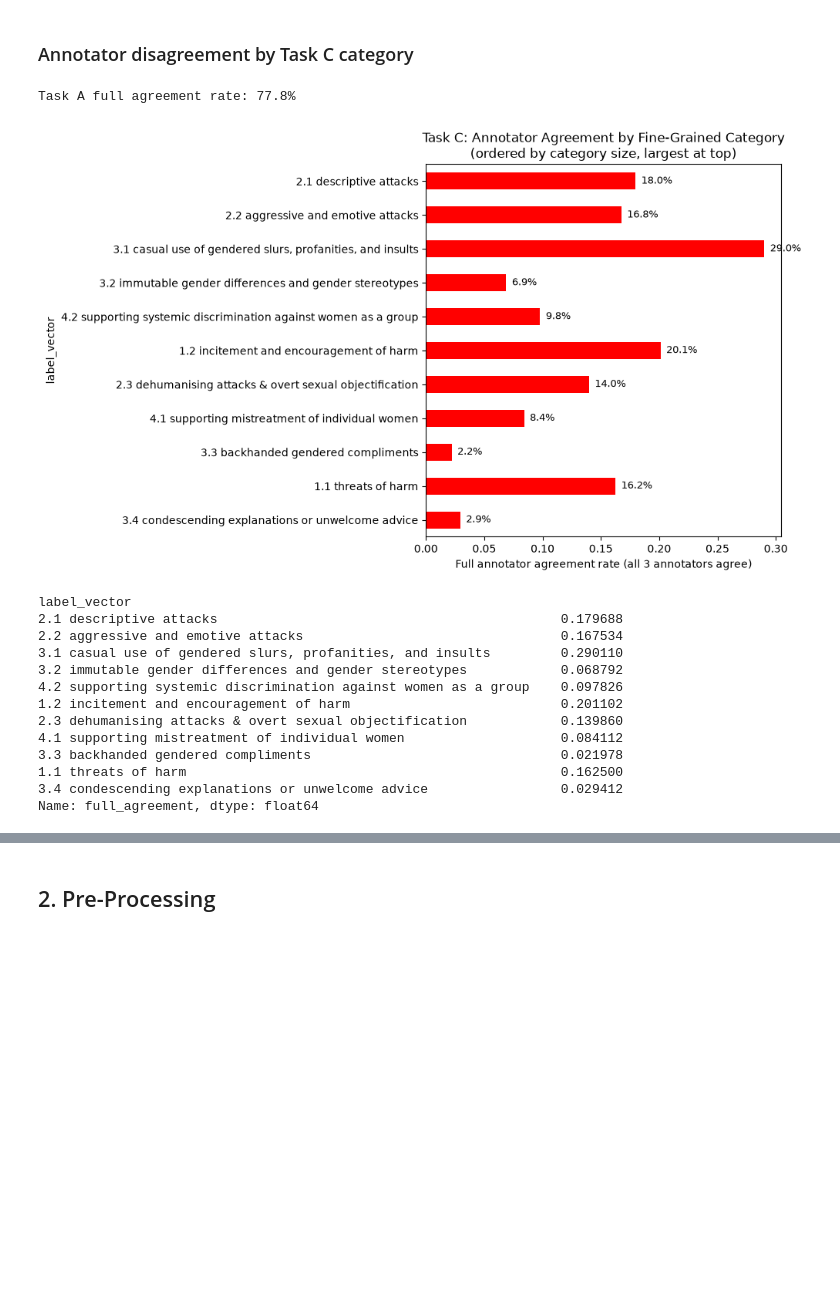
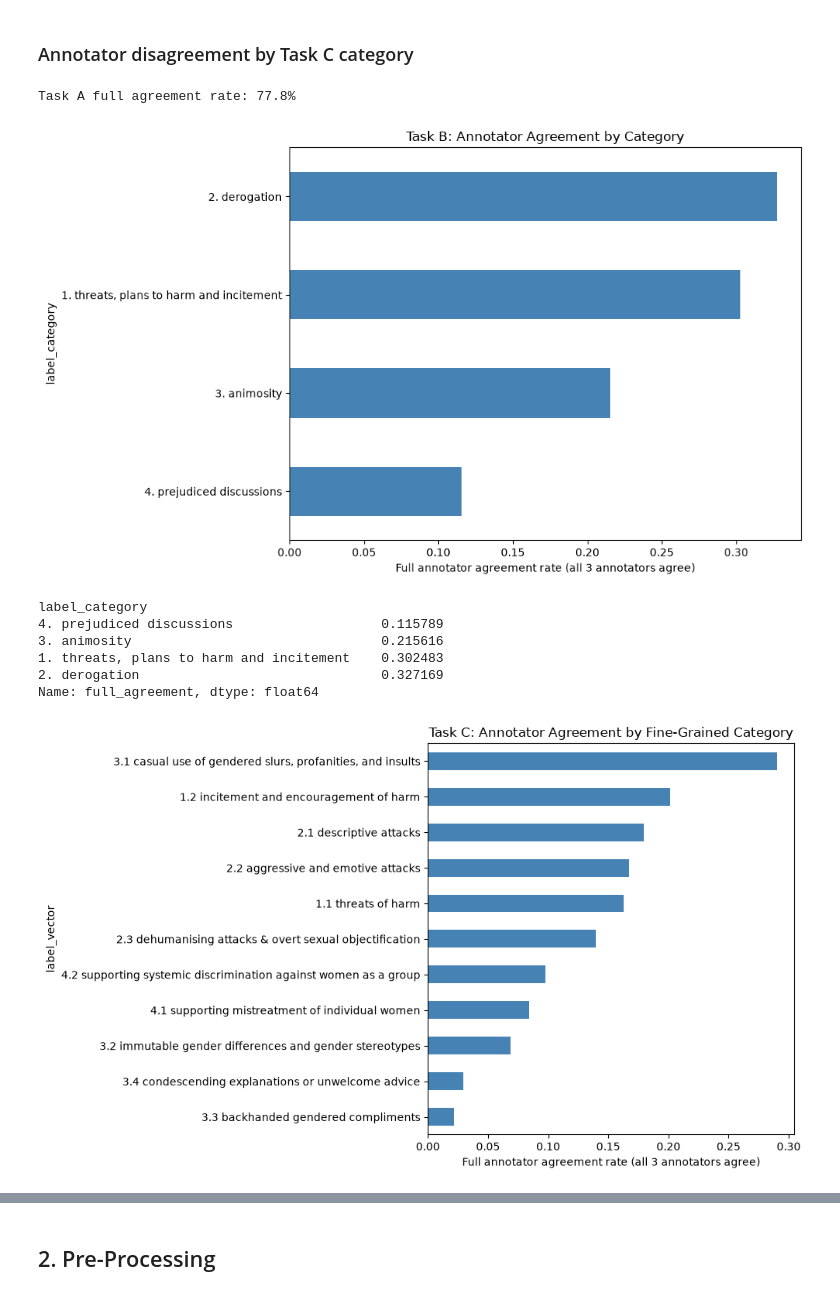
Before and after one commit to Mahekd/interpretable-nlp-sexism-detection, a Jupyter notebook: notebooks/01_eda_preprocessing.ipynb, the cells around one changed output, grey strips where cells are left out. Drawn from its saved outputs; the diff is of its cells as text; code cells hidden in the pictures; blank space fills up the shorter version.

```diff
--- a/notebooks/01_eda_preprocessing.ipynb
+++ b/notebooks/01_eda_preprocessing.ipynb
@@ -63,3 +63,13 @@ train    14000
 test      4000
 dev       2000
 Name: count, dtype: int64
+# %%
+df['n_words'] = df['text'].str.split().str.len()
+
+post_length = (
+    df.groupby('label_sexist')['n_words']
+    .agg(n='count', Mean='mean', Std='std', Min='min', Max='max')
+    .round(1)
+    .reindex(['not sexist', 'sexist'])
+)
+print(post_length)
@@ -152,52 +167,62 @@ plt.show()
 # %%
 individual_df = pd.read_csv('/Users/mahekdharod/Desktop/interpretable-nlp-sexism-detection/data/edos_labelled_individual_annotations.csv')
 
 # Task A: what fraction of posts have all 3 annotators agreeing on label_sexist?
 n_unique_sexist = individual_df.groupby('rewire_id')['label_sexist'].nunique()
 print(f"Task A full agreement rate: {(n_unique_sexist == 1).mean():.1%}")
+
+# Task B: agreement rate per broad category (grouped by the aggregated label)
+n_unique_category = individual_df.groupby('rewire_id')['label_category'].nunique()
+agreement_df_b = df[['rewire_id', 'label_category']].merge(
+    n_unique_category.rename('n_unique').reset_index(), on='rewire_id'
+)
+agreement_df_b['full_agreement'] = agreement_df_b['n_unique'] == 1
+
+cat_agreement_b = (
+    agreement_df_b[agreement_df_b['label_category'] != 'none']
+    .groupby('label_category')['full_agreement']
+    .mean()
+    .sort_values()
+)
+
+fig, ax = plt.subplots(figsize=(10, 6))
+cat_agreement_b.plot(kind='barh', ax=ax, color='steelblue')
+ax.set_xlabel('Full annotator agreement rate (all 3 annotators agree)')
+ax.set_title('Task B: Annotator Agreement by Category')
+plt.tight_layout()
+plt.show()
+
+print(cat_agreement_b)
 
 # Task C: agreement rate per fine-grained category (grouped by the aggregated label)
 n_unique_vector = individual_df.groupby('rewire_id')['label_vector'].nunique()
 agreement_df = df[['rewire_id', 'label_vector']].merge(
     n_unique_vector.rename('n_unique').reset_index(), on='rewire_id'
 )
 agreement_df['full_agreement'] = agreement_df['n_unique'] == 1
 
 cat_agreement = (
     agreement_df[agreement_df['label_vector'] != 'none']
     .groupby('label_vector')['full_agreement']
     .mean()
+    .sort_values()
 )
 
-cat_size = df[df['label_vector'] != 'none']['label_vector'].value_counts()
-cat_agreement = cat_agreement.reindex(cat_size.index)
-
 fig, ax = plt.subplots(figsize=(10, 6))
-cat_agreement.plot(kind='barh', ax=ax, color='red')
+cat_agreement.plot(kind='barh', ax=ax, color='steelblue')
 ax.set_xlabel('Full annotator agreement rate (all 3 annotators agree)')
-ax.set_title('Task C: Annotator Agreement by Fine-Grained Category\n(ordered by category size, largest at top)')
-ax.invert_yaxis()
-
-for i, (cat, val) in enumerate(cat_agreement.items()):
-    ax.text(val + 0.005, i, f'{val:.1%}', va='center', fontsize=9)
-
+ax.set_title('Task C: Annotator Agreement by Fine-Grained Category')
 plt.tight_layout()
 plt.show()
 
-cat_agreement
+print(cat_agreement)
 # %% [output]
 Task A full agreement rate: 77.8%
-[figure, old version]
+[figure, new version]
-label_vector
-2.1 descriptive attacks                                            0.179688
-2.2 aggressive and emotive attacks                                 0.167534
-3.1 casual use of gendered slurs, profanities, and insults         0.290110
-3.2 immutable gender differences and gender stereotypes            0.068792
-4.2 supporting systemic discrimination against women as a group    0.097826
-1.2 incitement and encouragement of harm                           0.201102
-2.3 dehumanising attacks & overt sexual objectification            0.139860
-4.1 supporting mistreatment of individual women                    0.084112
-3.3 backhanded gendered compliments                                0.021978
-1.1 threats of harm                                                0.162500
-3.4 condescending explanations or unwelcome advice                 0.029412
+label_category
+4. prejudiced discussions                   0.115789
+3. animosity                                0.215616
+1. threats, plans to harm and incitement    0.302483
+2. derogation                               0.327169
 Name: full_agreement, dtype: float64
+[figure, added]
```
Also changed, not shown: parts of 2 cells of this notebook.
